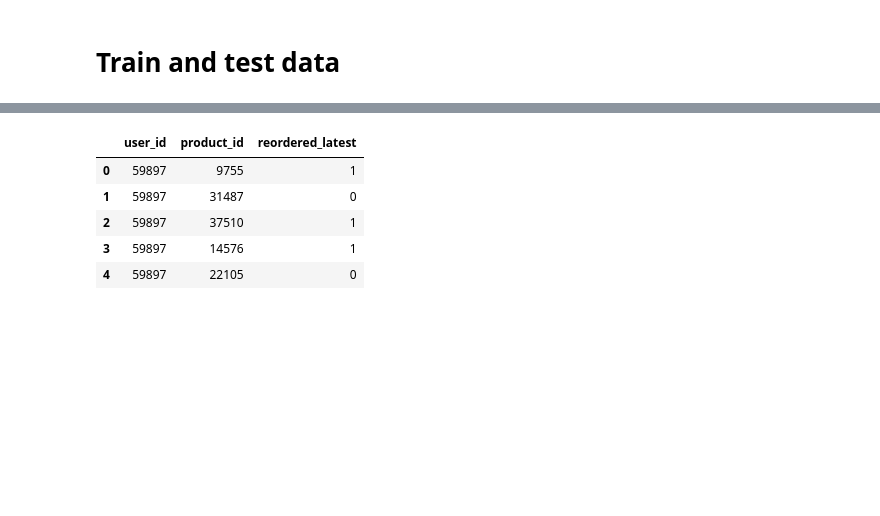
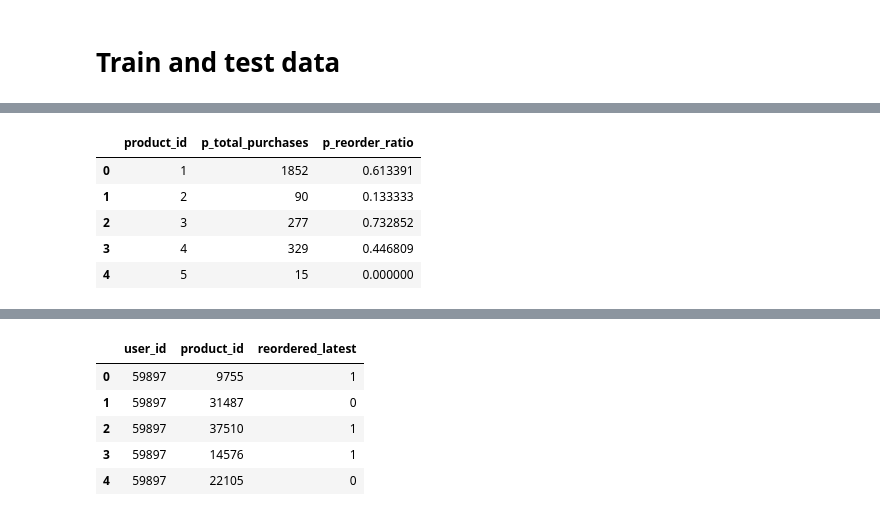
Before and after one commit to srpanchal/Instacart-Market-Basket-Analysis, a Jupyter notebook: Instacart.ipynb, the cells around one changed output, grey strips where cells are left out. Saved outputs shown, nothing was run; the diff lists cells and outputs as text; code cells hidden in the pictures; blank space fills up the shorter version.

```diff
--- a/Instacart.ipynb
+++ b/Instacart.ipynb
@@ -244,0 +289,3 @@ order_products_pr = pd.merge(order_products_prior, orders, how="inner", on="orde
+# %%
+prd = order_products_pr.groupby('product_id')['order_id'].count().to_frame('p_total_purchases').reset_index()
+prd.head()
@@ -244,0 +299,5 @@ order_products_pr = pd.merge(order_products_prior, orders, how="inner", on="orde
+# %%
+p_reorder = order_products_pr.groupby('product_id').filter(lambda x: x.shape[0] >40)
+p_reorder = p_reorder.groupby('product_id')['reordered'].mean().to_frame('p_reorder_ratio')
+p_reorder = p_reorder.reset_index()
+p_reorder.head()
@@ -244,0 +311,15 @@ order_products_pr = pd.merge(order_products_prior, orders, how="inner", on="orde
+# %%
+prd = prd.merge(p_reorder, on='product_id', how='left')
+prd['p_reorder_ratio'] = prd['p_reorder_ratio'].fillna(value=0)
+
+del p_reorder
+gc.collect()
+
+prd.head()
+# %% [output]
+|  | product_id | p_total_purchases | p_reorder_ratio |
+| 0 | 1 | 1852 | 0.613391 |
+| 1 | 2 | 90 | 0.133333 |
+| 2 | 3 | 277 | 0.732852 |
+| 3 | 4 | 329 | 0.446809 |
+| 4 | 5 | 15 | 0.000000 |
```
Also changed, not shown: parts of 21 cells of this notebook.
